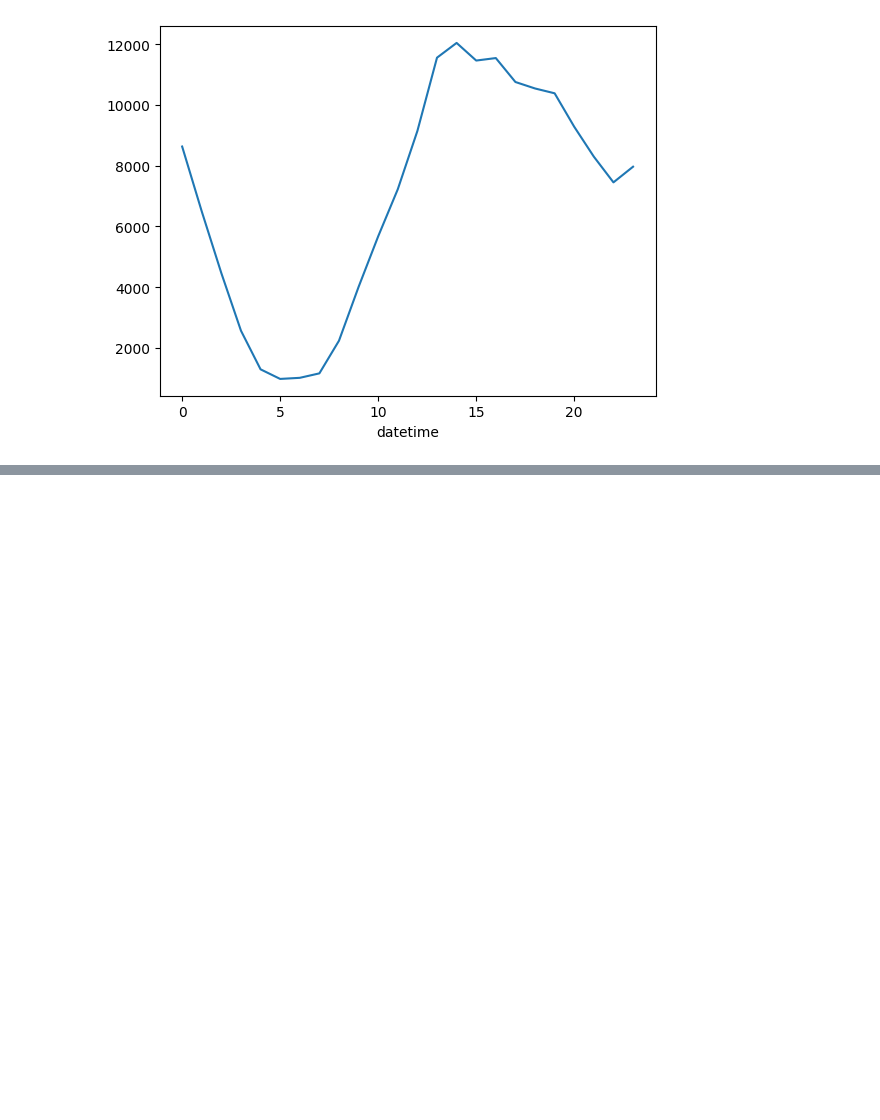
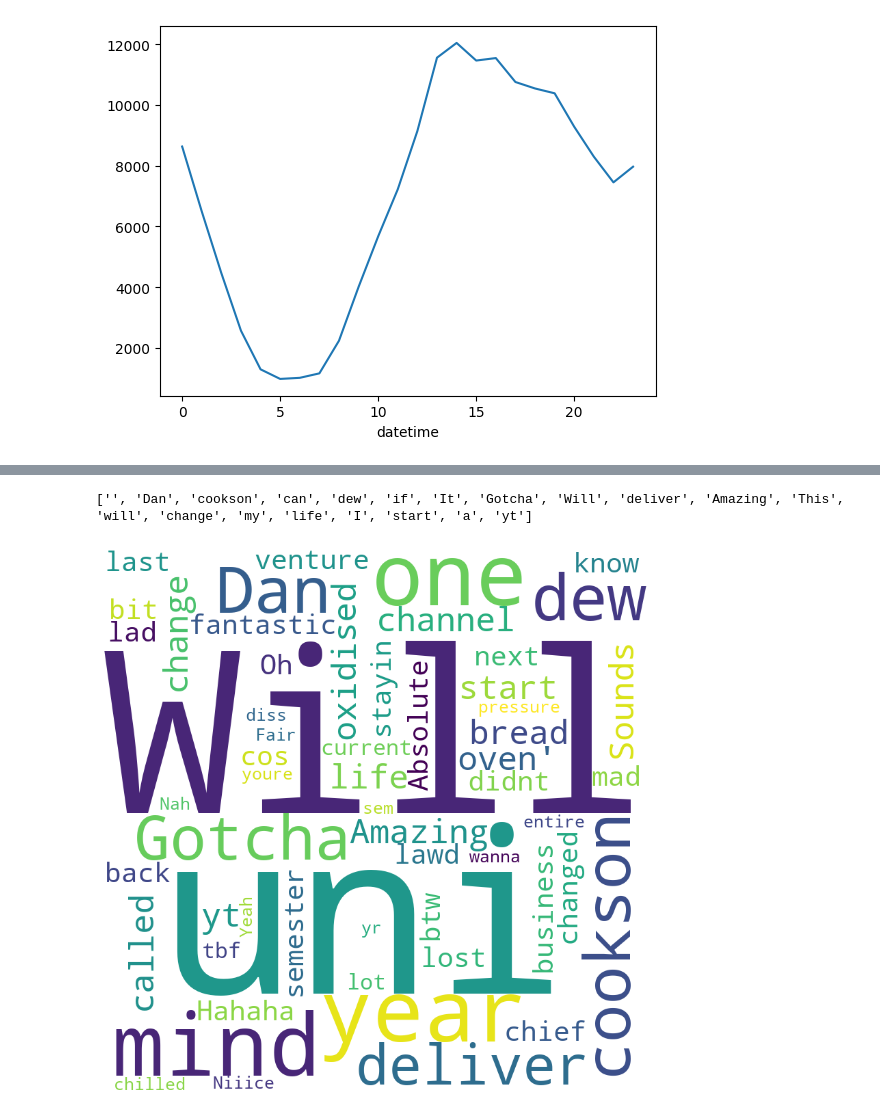
Before and after one commit to nimrodw/chatgen, a Jupyter notebook: notebooks/data_analysis.ipynb, the cells around one changed output, grey strips where cells are left out. Saved outputs shown, nothing was run; the diff lists cells and outputs as text; code cells hidden in the pictures; blank space fills up the shorter version.

Commit message:
more data analysis and starting to look at filtering out noise from the data

```diff
--- a/notebooks/data_analysis.ipynb
+++ b/notebooks/data_analysis.ipynb
@@ -125,3 +130,6 @@ df_date.groupby(df_date['datetime'].dt.hour).count()['text'].plot()
 # %% [output]
 <AxesSubplot: xlabel='datetime'>
 [figure]
+# %%
+# let's now look at the unique words in the data frame
+unique = list(df['text'].str.split(" ", expand=True).stack().unique())
@@ -127,0 +159,4 @@ df_date.groupby(df_date['datetime'].dt.hour).count()['text'].plot()
+# %%
+print(unique[:20])
+# %% [output]
+['', 'Dan', 'cookson', 'can', 'dew', 'if', 'It', 'Gotcha', 'Will', 'deliver', 'Amazing', 'This', 'will', 'change', 'my', 'life', 'I', 'start', 'a', 'yt']
@@ -127,0 +165,14 @@ df_date.groupby(df_date['datetime'].dt.hour).count()['text'].plot()
+# %%
+wordcloud = WordCloud(width = 800, height = 800,
+                background_color ='white',
+                min_font_size = 10).generate(' '.join(unique[:100]))
+
+# plot the WordCloud image
+plt.figure(figsize = (8, 8), facecolor = None)
+plt.imshow(wordcloud)
+plt.axis("off")
+plt.tight_layout(pad = 0)
+
+plt.show()
+# %% [output]
+[figure, added]
```
Also changed, not shown: parts of 8 cells of this notebook.
